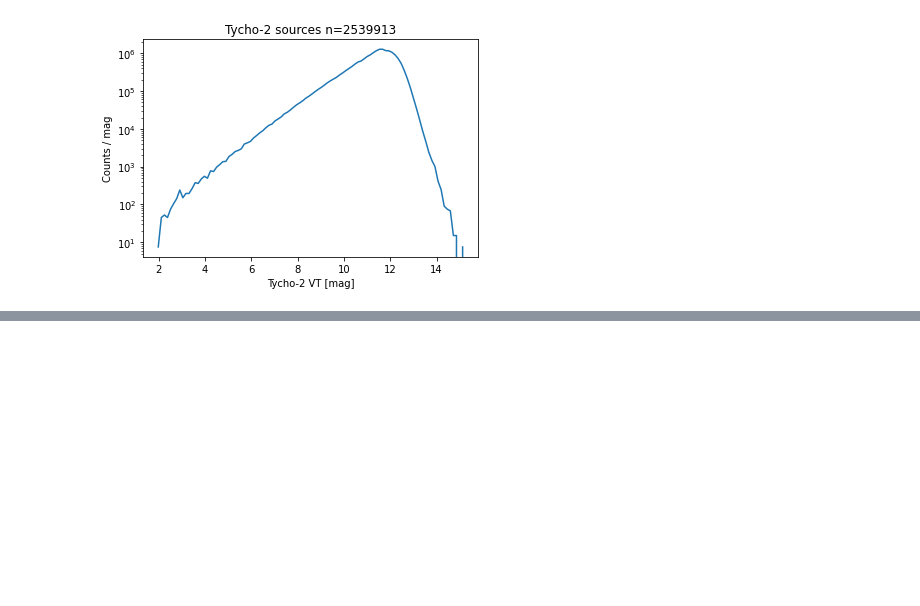
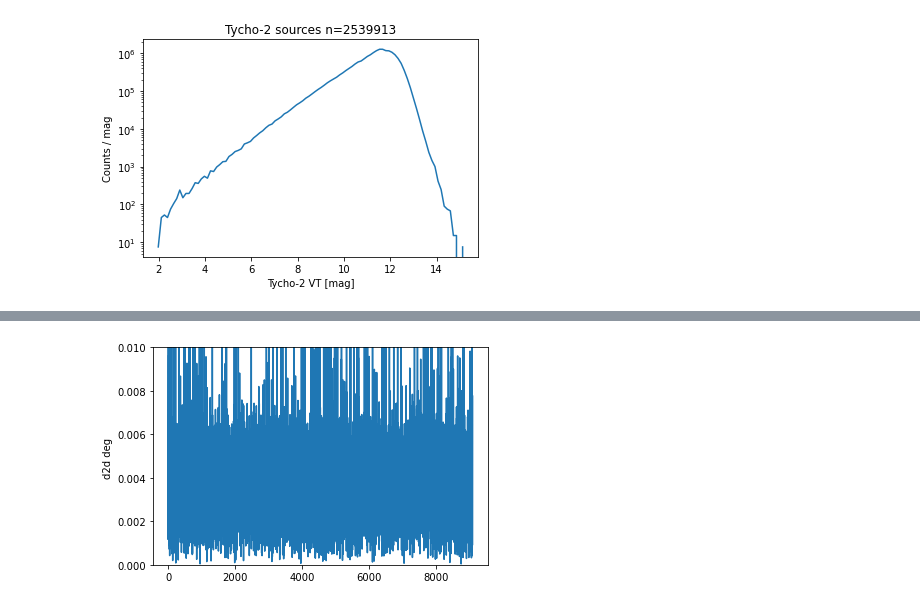
Before and after one commit to bcrill/infrared_bright_stars, a Jupyter notebook: notebooks/Catalog Manipulation.ipynb, the cells around one changed output, grey strips where cells are left out. Saved outputs shown, nothing was run; the diff lists cells and outputs as text; code cells hidden in the pictures; blank space fills up the shorter version.

Commit message:
matching 2MASS and YBS

```diff
--- a/notebooks/Catalog Manipulation.ipynb
+++ b/notebooks/Catalog Manipulation.ipynb
@@ -45,0 +126,4 @@ plt.show()
+# %%
+C_YBS = SkyCoord(T["GLON"]*u.deg,T["GLAT"]*u.deg,frame='galactic')
+# %%
+C_2MASS = SkyCoord(Table_2Mass["ra"]*u.deg, Table_2Mass["dec"]*u.deg,frame='icrs')
@@ -45,0 +143,9 @@ plt.show()
+# %%
+idx, d2d, d3d = C_YBS.match_to_catalog_sky(C_2MASS)
+# %%
+plt.plot(d2d)
+plt.ylabel(f'd2d {d2d.unit} ')
+plt.ylim(0,0.01)
+plt.show()
+# %% [output]
+[figure, added]
```
Also changed, not shown: parts of 14 cells of this notebook.
